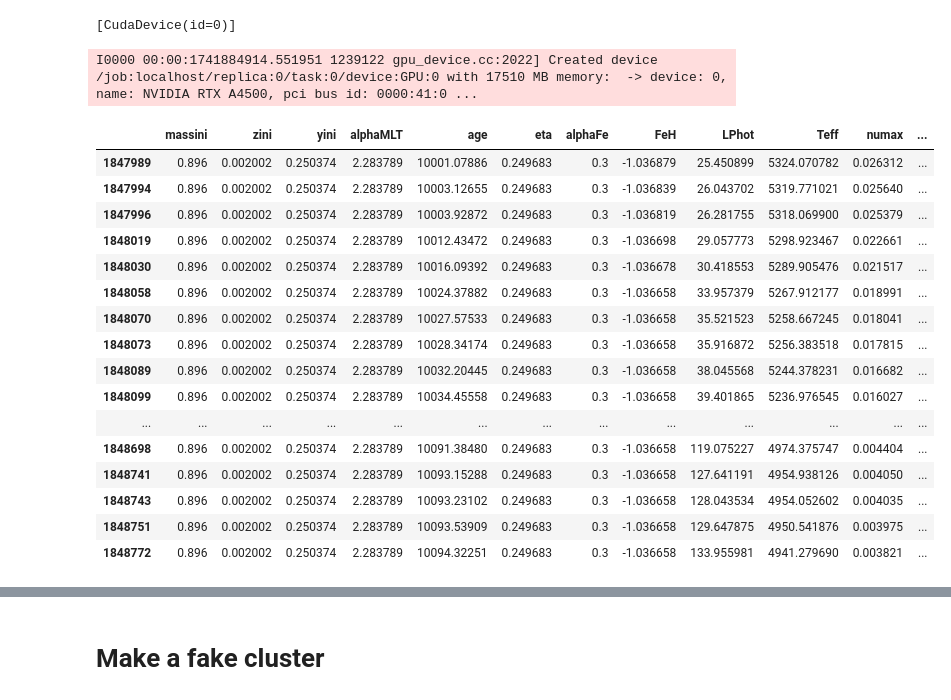
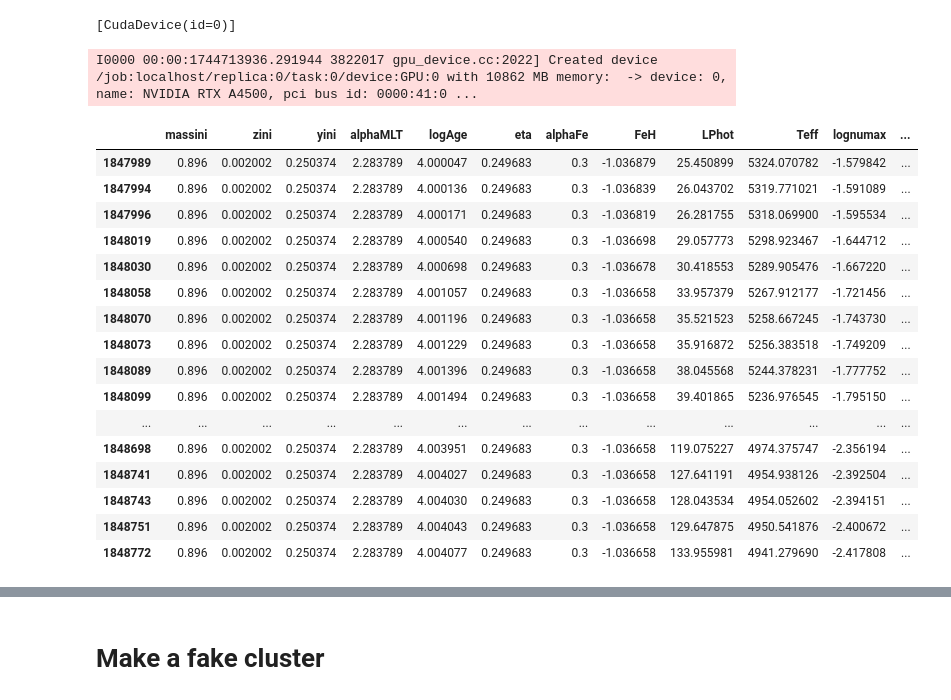
Before and after one commit to ehatt98/M4-hierarchical, a Jupyter notebook: notebooks/make_dumb_emus.ipynb, the cells around one changed output, grey strips where cells are left out. Saved outputs shown, nothing was run; the diff lists cells and outputs as text; code cells hidden in the pictures.

```diff
--- a/notebooks/make_dumb_emus.ipynb
+++ b/notebooks/make_dumb_emus.ipynb
@@ -53,41 +55,49 @@ jax.devices()
 # %% [output]
 [CudaDevice(id=0)]
 # %%
-normconsts = np.load('../grids/Chiara-normconsts.npy', allow_pickle = True).item()
+normconsts = np.load('../grids/Chiara-normconsts-logAge.npy', allow_pickle = True).item()
 
 modelpath = '/home/hatte/M4/models'
 
-n_dense_layers = 2
+n_dense_layers = 6
 
-dense_layer_units = 512
+dense_layer_units = 128
 
-Nepochs = 200000
+Nepochs =  5000
 
-learning_rate = 0.001
+lrate = 0.0001
 
-model_name = 'logLPhot'
+model_name = 'logAge-logLPhot-lognumax-logdnuSer-exponent-6e-6-Adam'
 
-loss_func = 'MSE'
+loss_func = 'WMSE'
 
-checkpoint_dir = f'{modelpath}/long-runs/checkpoint/chk-{model_name}-nlayers-{n_dense_layers}-nunits-{dense_layer_units}-epochs-{Nepochs}-lrate-{learning_rate}-lossfunc-{loss_func}.model.keras'
+custom_objects = {'WMSE':WMSE_metric}
 
-emulator_kwargs =  {'model_name':'logLPhot', 'n_dense_layers':2, 'dense_layer_units':512, 'Nepochs':200000, 'lrate':0.001, \
-        'loss':'MSE', 'model_dir':'../models',  'inputs': ['massini', 'zini', 'yini', 'alphaMLT', 'age', 'eta', 'alphaFe'], 'outputs':['FeH', 'logLPhot', 'Teff', 'numax', 'dnuSer'],\
-        'normconsts':normconsts, 'checkpoint_dir':checkpoint_dir}
+checkpoint_dir = f'{modelpath}/long-runs/checkpoint/chk-{model_name}-nlayers-{n_dense_layers}-nunits-{dense_layer_units}-epochs-{Nepochs}-lrate-{lrate}-lossfunc-{loss_func}.model.keras'
 
-model_outputs = Emulator(emulator_kwargs, normalised = False)
+emulator_kwargs =  {'model_name':model_name, 'n_dense_layers':n_dense_layers, 'dense_layer_units':dense_layer_units, 'Nepochs':Nepochs, 'lrate':lrate, \
+        'loss':'MSE', 'model_dir':'../models',  'inputs': ['massini', 'zini', 'yini', 'alphaMLT', 'logAge', 'eta', 'alphaFe'], 'outputs':['FeH', 'logLPhot', 'Teff', 'lognumax', 'logdnuSer'],\
+        'normconsts':normconsts, 'checkpoint_dir':checkpoint_dir, 'custom_objects':custom_objects}
+
+model_outputs = Emulator(emulator_kwargs, normalised = False, )
 
 num_stars = 100
 # %% [output]
-I0000 00:00:1741884914.551951 1239122 gpu_device.cc:2022] Created device /job:localhost/replica:0/task:0/device:GPU:0 with 17510 MB memory:  -> device: 0, name: NVIDIA RTX A4500, pci bus id: 0000:41:0 ...
+I0000 00:00:1744713936.291944 3822017 gpu_device.cc:2022] Created device /job:localhost/replica:0/task:0/device:GPU:0 with 10862 MB memory:  -> device: 0, name: NVIDIA RTX A4500, pci bus id: 0000:41:0 ...
 # %%
 df_full = pd.read_hdf('../grids/Chiara.hdf5', key='df')
 
 df_full['logLPhot'] = np.log10(df_full['LPhot'])
 
-inputs = model_outputs.inputs
+df_full['lognumax'] = np.log10(df_full['numax']*3090)
 
-outputs = ['FeH', 'LPhot', 'Teff', 'numax', 'dnuSer']
+df_full['logdnuSer'] = np.log10(df_full['dnuSer']*135)
+
+df_full['logAge'] = np.log10(df_full['age'])
+
+inputs = model_outputs.inputs + ['age']
+
+outputs = ['FeH', 'LPhot', 'Teff', 'lognumax', 'logdnuSer']
 
 hierarchical_params = ['mu_zini', 'std_zini', 'mu_alphaMLT', 'std_alphaMLT', 'mu_age', 'std_age']
 
@@ -123,23 +133,23 @@ age = df_test.loc[hare_idx, 'age']
 
 track_indices = df_test.loc[998069:998920].index
 # %%
-df_test[(df_test['alphaFe'] == 0.3)&(df_test['massini'] < 1)&(df_test['FeH']>-1.1)&(df_test['FeH']<-0.9)&(df_test['massini']>0.85)&(df_test['alphaMLT']>1.8)&(df_test['age'] > 10000)].sort_values(by = 'yini')
+df_test[(df_test['alphaFe'] == 0.3)&(df_test['massini'] < 1)&(df_test['FeH']>-1.1)&(df_test['FeH']<-0.9)&(df_test['massini']>0.85)&(df_test['alphaMLT']>1.8)&(df_test['logAge'] > np.log10(10000))].sort_values(by = 'yini')
 # %% [output]
-|  | massini | zini | yini | alphaMLT | age | eta | alphaFe | FeH | LPhot | Teff | numax | ... |
-| 1847989 | 0.896 | 0.002002 | 0.250374 | 2.283789 | 10001.07886 | 0.249683 | 0.3 | -1.036879 | 25.450899 | 5324.070782 | 0.026312 | ... |
-| 1847994 | 0.896 | 0.002002 | 0.250374 | 2.283789 | 10003.12655 | 0.249683 | 0.3 | -1.036839 | 26.043702 | 5319.771021 | 0.025640 | ... |
-| 1847996 | 0.896 | 0.002002 | 0.250374 | 2.283789 | 10003.92872 | 0.249683 | 0.3 | -1.036819 | 26.281755 | 5318.069900 | 0.025379 | ... |
-| 1848019 | 0.896 | 0.002002 | 0.250374 | 2.283789 | 10012.43472 | 0.249683 | 0.3 | -1.036698 | 29.057773 | 5298.923467 | 0.022661 | ... |
-| 1848030 | 0.896 | 0.002002 | 0.250374 | 2.283789 | 10016.09392 | 0.249683 | 0.3 | -1.036678 | 30.418553 | 5289.905476 | 0.021517 | ... |
-| 1848058 | 0.896 | 0.002002 | 0.250374 | 2.283789 | 10024.37882 | 0.249683 | 0.3 | -1.036658 | 33.957379 | 5267.912177 | 0.018991 | ... |
-| 1848070 | 0.896 | 0.002002 | 0.250374 | 2.283789 | 10027.57533 | 0.249683 | 0.3 | -1.036658 | 35.521523 | 5258.667245 | 0.018041 | ... |
-| 1848073 | 0.896 | 0.002002 | 0.250374 | 2.283789 | 10028.34174 | 0.249683 | 0.3 | -1.036658 | 35.916872 | 5256.383518 | 0.017815 | ... |
-| 1848089 | 0.896 | 0.002002 | 0.250374 | 2.283789 | 10032.20445 | 0.249683 | 0.3 | -1.036658 | 38.045568 | 5244.378231 | 0.016682 | ... |
-| 1848099 | 0.896 | 0.002002 | 0.250374 | 2.283789 | 10034.45558 | 0.249683 | 0.3 | -1.036658 | 39.401865 | 5236.976545 | 0.016027 | ... |
+|  | massini | zini | yini | alphaMLT | logAge | eta | alphaFe | FeH | LPhot | Teff | lognumax | ... |
+| 1847989 | 0.896 | 0.002002 | 0.250374 | 2.283789 | 4.000047 | 0.249683 | 0.3 | -1.036879 | 25.450899 | 5324.070782 | -1.579842 | ... |
+| 1847994 | 0.896 | 0.002002 | 0.250374 | 2.283789 | 4.000136 | 0.249683 | 0.3 | -1.036839 | 26.043702 | 5319.771021 | -1.591089 | ... |
+| 1847996 | 0.896 | 0.002002 | 0.250374 | 2.283789 | 4.000171 | 0.249683 | 0.3 | -1.036819 | 26.281755 | 5318.069900 | -1.595534 | ... |
+| 1848019 | 0.896 | 0.002002 | 0.250374 | 2.283789 | 4.000540 | 0.249683 | 0.3 | -1.036698 | 29.057773 | 5298.923467 | -1.644712 | ... |
+| 1848030 | 0.896 | 0.002002 | 0.250374 | 2.283789 | 4.000698 | 0.249683 | 0.3 | -1.036678 | 30.418553 | 5289.905476 | -1.667220 | ... |
+| 1848058 | 0.896 | 0.002002 | 0.250374 | 2.283789 | 4.001057 | 0.249683 | 0.3 | -1.036658 | 33.957379 | 5267.912177 | -1.721456 | ... |
+| 1848070 | 0.896 | 0.002002 | 0.250374 | 2.283789 | 4.001196 | 0.249683 | 0.3 | -1.036658 | 35.521523 | 5258.667245 | -1.743730 | ... |
+| 1848073 | 0.896 | 0.002002 | 0.250374 | 2.283789 | 4.001229 | 0.249683 | 0.3 | -1.036658 | 35.916872 | 5256.383518 | -1.749209 | ... |
+| 1848089 | 0.896 | 0.002002 | 0.250374 | 2.283789 | 4.001396 | 0.249683 | 0.3 | -1.036658 | 38.045568 | 5244.378231 | -1.777752 | ... |
+| 1848099 | 0.896 | 0.002002 | 0.250374 | 2.283789 | 4.001494 | 0.249683 | 0.3 | -1.036658 | 39.401865 | 5236.976545 | -1.795150 | ... |
 | ... | ... | ... | ... | ... | ... | ... | ... | ... | ... | ... | ... | ... |
-| 1848698 | 0.896 | 0.002002 | 0.250374 | 2.283789 | 10091.38480 | 0.249683 | 0.3 | -1.036658 | 119.075227 | 4974.375747 | 0.004404 | ... |
-| 1848741 | 0.896 | 0.002002 | 0.250374 | 2.283789 | 10093.15288 | 0.249683 | 0.3 | -1.036658 | 127.641191 | 4954.938126 | 0.004050 | ... |
-| 1848743 | 0.896 | 0.002002 | 0.250374 | 2.283789 | 10093.23102 | 0.249683 | 0.3 | -1.036658 | 128.043534 | 4954.052602 | 0.004035 | ... |
-| 1848751 | 0.896 | 0.002002 | 0.250374 | 2.283789 | 10093.53909 | 0.249683 | 0.3 | -1.036658 | 129.647875 | 4950.541876 | 0.003975 | ... |
-| 1848772 | 0.896 | 0.002002 | 0.250374 | 2.283789 | 10094.32251 | 0.249683 | 0.3 | -1.036658 | 133.955981 | 4941.279690 | 0.003821 | ... |
+| 1848698 | 0.896 | 0.002002 | 0.250374 | 2.283789 | 4.003951 | 0.249683 | 0.3 | -1.036658 | 119.075227 | 4974.375747 | -2.356194 | ... |
+| 1848741 | 0.896 | 0.002002 | 0.250374 | 2.283789 | 4.004027 | 0.249683 | 0.3 | -1.036658 | 127.641191 | 4954.938126 | -2.392504 | ... |
+| 1848743 | 0.896 | 0.002002 | 0.250374 | 2.283789 | 4.004030 | 0.249683 | 0.3 | -1.036658 | 128.043534 | 4954.052602 | -2.394151 | ... |
+| 1848751 | 0.896 | 0.002002 | 0.250374 | 2.283789 | 4.004043 | 0.249683 | 0.3 | -1.036658 | 129.647875 | 4950.541876 | -2.400672 | ... |
+| 1848772 | 0.896 | 0.002002 | 0.250374 | 2.283789 | 4.004077 | 0.249683 | 0.3 | -1.036658 | 133.955981 | 4941.279690 | -2.417808 | ... |
 # %%
```
Also changed, not shown: parts of 24 cells of this notebook, 4 other files.
